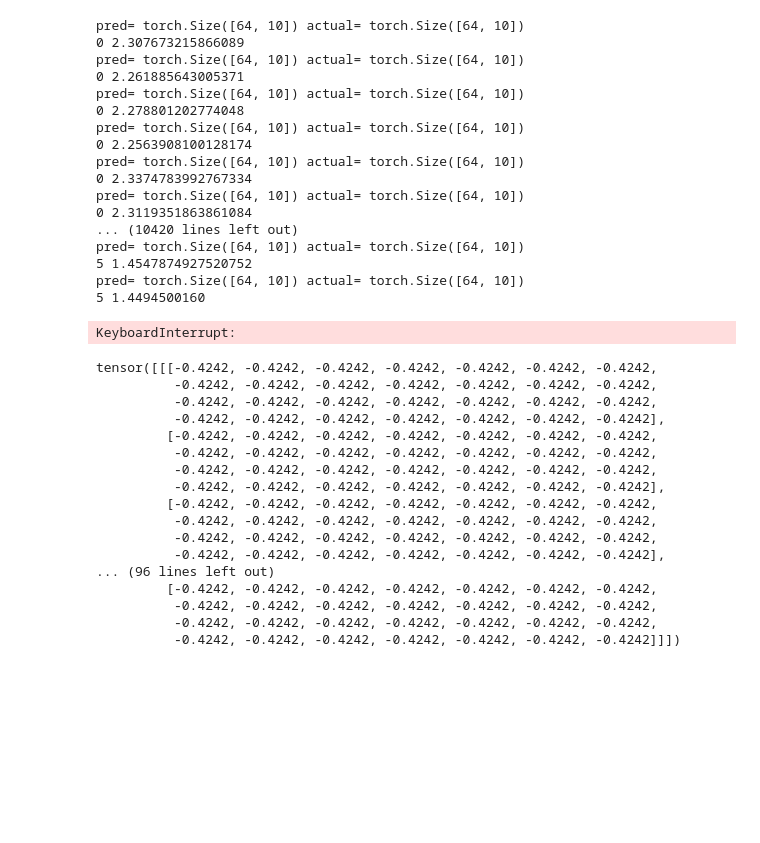
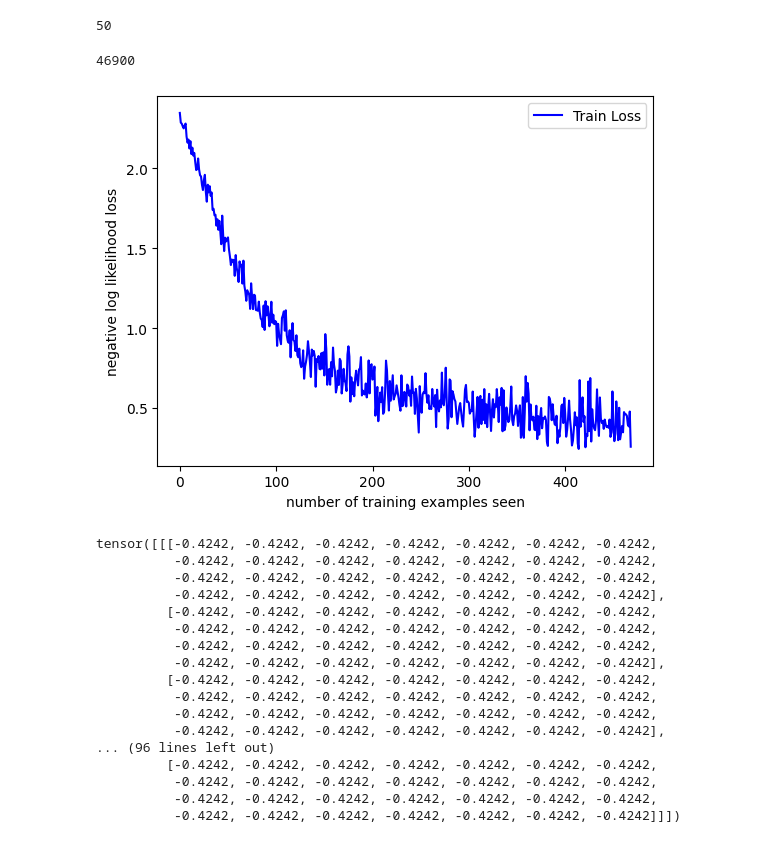
Before and after one commit to SchnilchMitte/KiLaborSS26, a Jupyter notebook: 0_Simple_NN.ipynb, the cells around one changed output. Saved outputs shown, nothing was run; the diff lists cells and outputs as text; code cells hidden in the pictures; blank space fills up the shorter version.

```diff
--- a/0_Simple_NN.ipynb
+++ b/0_Simple_NN.ipynb
@@ -108,39 +107,31 @@ for t in range(n_epochs):
     y_pred = model(data)
     # Compute and print loss
     loss = loss_fn(y_pred, target)
-    train_losses.append(loss.item())
+
 
     # Zero gradients, perform a backward pass, and update the weights.
     optimizer.zero_grad()
     loss.backward()
     optimizer.step()
+  train_losses.append(loss.item())
-# %% [output]
-pred= torch.Size([64, 10]) actual= torch.Size([64, 10])
-0 2.307673215866089
-pred= torch.Size([64, 10]) actual= torch.Size([64, 10])
-0 2.261885643005371
-pred= torch.Size([64, 10]) actual= torch.Size([64, 10])
-0 2.278801202774048
-pred= torch.Size([64, 10]) actual= torch.Size([64, 10])
-0 2.2563908100128174
-pred= torch.Size([64, 10]) actual= torch.Size([64, 10])
-0 2.3374783992767334
-pred= torch.Size([64, 10]) actual= torch.Size([64, 10])
-0 2.3119351863861084
-... (10420 lines left out)
-pred= torch.Size([64, 10]) actual= torch.Size([64, 10])
-5 1.4547874927520752
-pred= torch.Size([64, 10]) actual= torch.Size([64, 10])
-5 1.4494500160
-KeyboardInterrupt:
+# %%
+len()
+# %% [output]
+50
 # %%
 import matplotlib.pyplot as plt
 fig = plt.figure()
-plt.plot(n_epochs, train_losses, color='blue')
+epoch_losses = train_losses[::100]
+plt.plot(range(len(epoch_losses)), epoch_losses, color='blue')
 plt.legend(['Train Loss'], loc='upper right')
 plt.xlabel('number of training examples seen')
 plt.ylabel('negative log likelihood loss')
 fig
+
+print(len(train_losses))
+# %% [output]
+46900
+[figure, added]
 # %%
 example = enumerate(train_loader)
 
```
Also changed, not shown: parts of 1 cell of this notebook.
